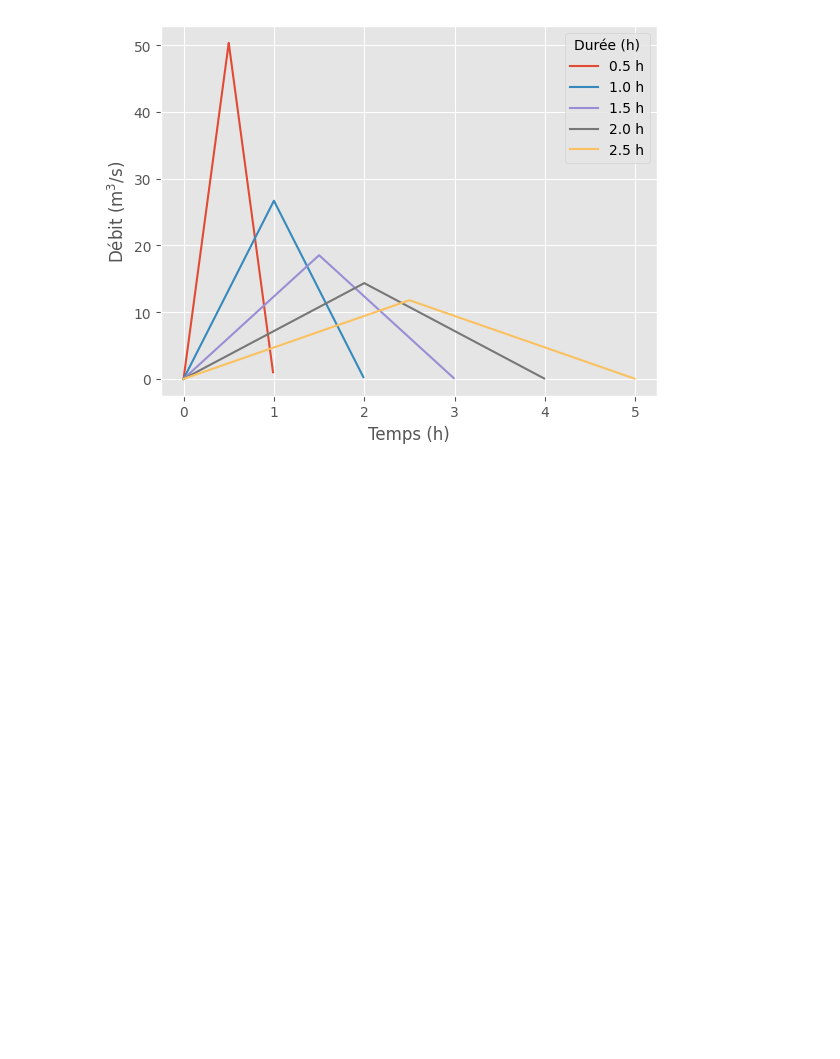
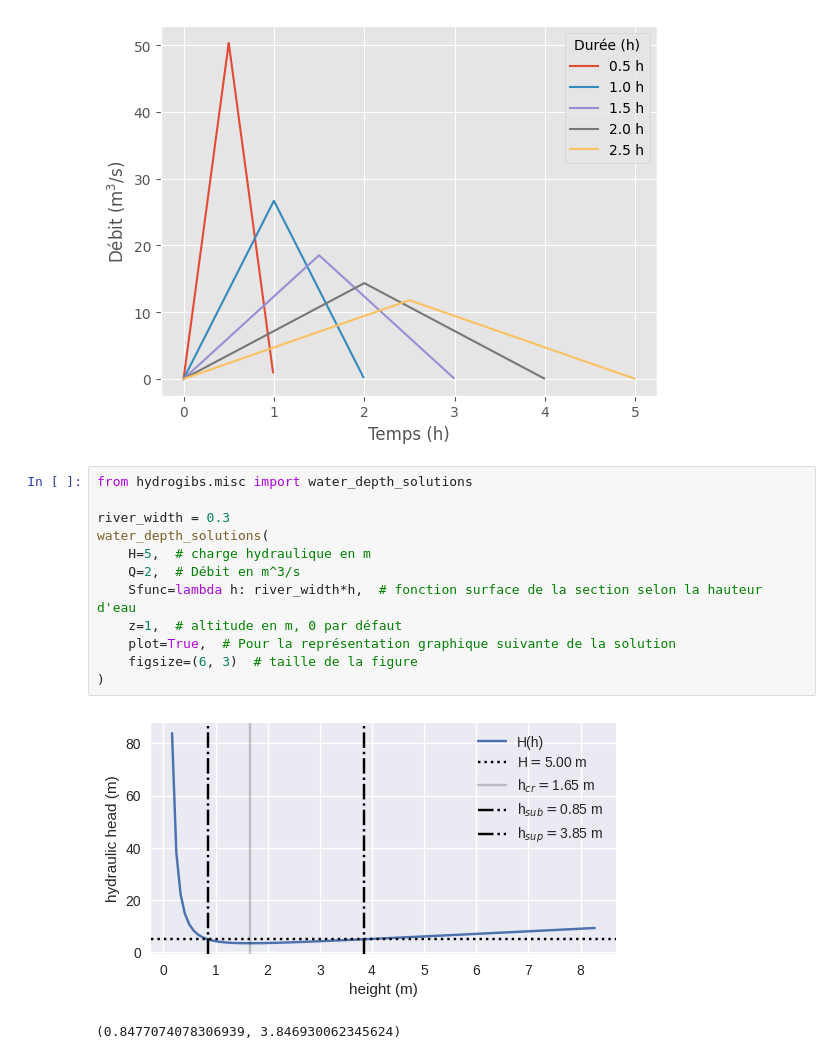
Before and after one commit to giboul/Hydrogibs, a Jupyter notebook: examples.ipynb, the cells around one changed output. Drawn from its saved outputs; the diff is of its cells as text; blank space fills up the shorter version.

Commit message:
Calculateur de hauteur, conservation de la charge

```diff
--- a/examples.ipynb
+++ b/examples.ipynb
@@ -74,3 +74,18 @@ plt.legend(title="Durée (h)")
 plt.show()
 # %% [output]
 [figure]
+# %%
+from hydrogibs.misc import water_depth_solutions
+
+river_width = 0.3
+water_depth_solutions(
+    H=5,  # charge hydraulique en m
+    Q=2,  # Débit en m^3/s
+    Sfunc=lambda h: river_width*h,  # fonction surface de la section selon la hauteur d'eau
+    z=1,  # altitude en m, 0 par défaut
+    plot=True,  # Pour la représentation graphique suivante de la solution
+    figsize=(6, 3)  # taille de la figure
+)
+# %% [output]
+[figure, added]
+(0.8477074078306939, 3.846930062345624)
```
Also changed, not shown: 1 other file.
